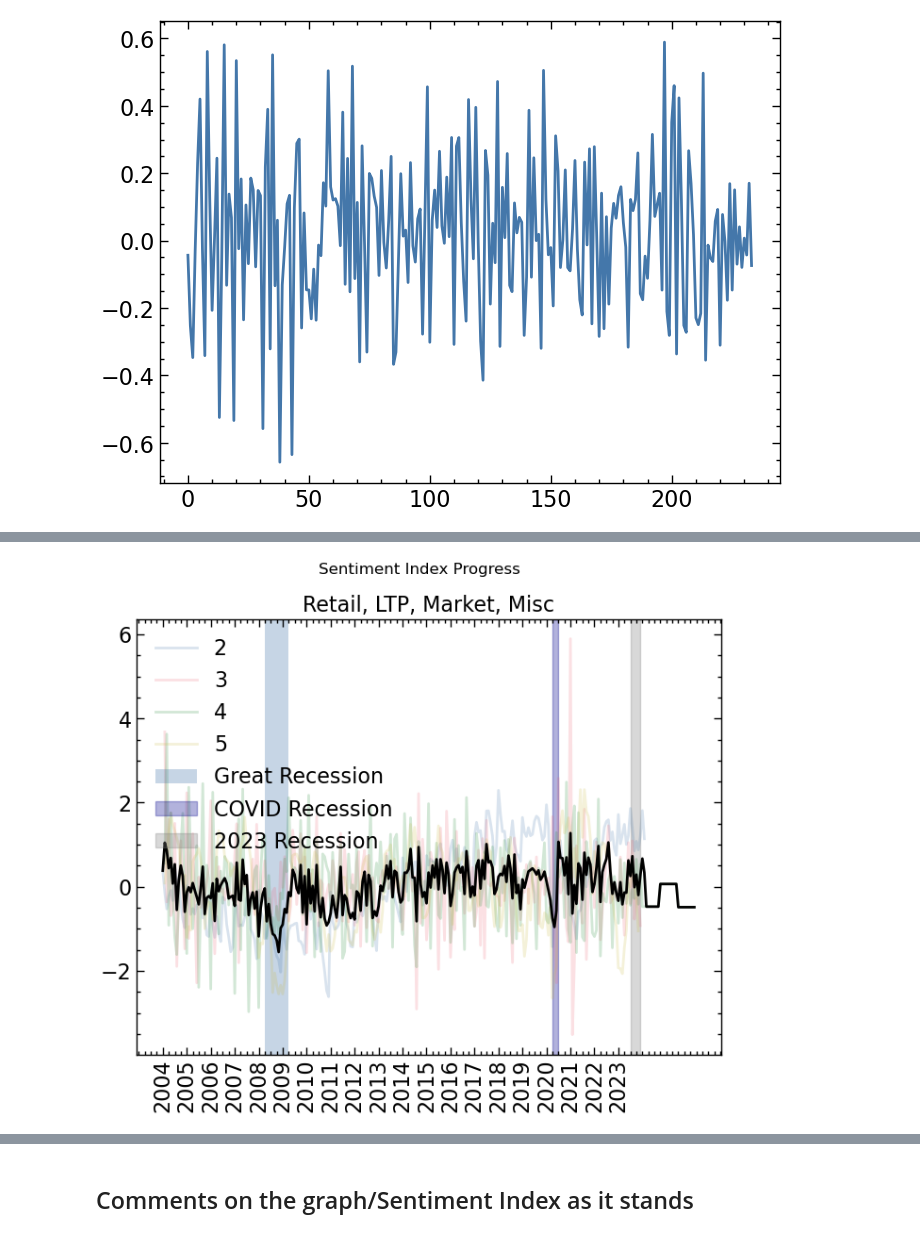
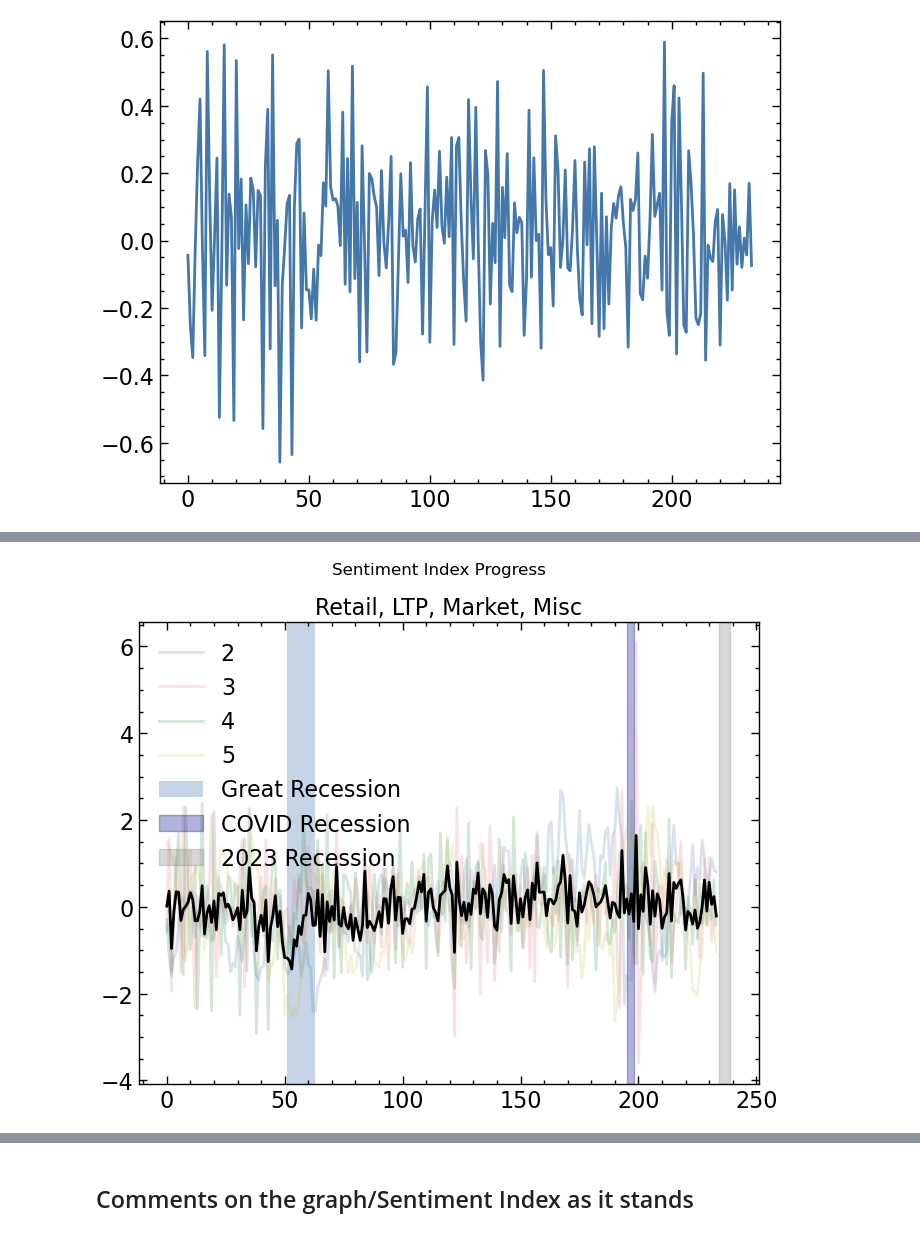
Before and after one commit to aycannon/diss, a Jupyter notebook: Compiled Indicator.ipynb, the cells around one changed output, grey strips where cells are left out. Cells and saved outputs as stored; diff of their text form; code cells hidden in the pictures.

```diff
--- a/Compiled Indicator.ipynb
+++ b/Compiled Indicator.ipynb
@@ -596,19 +629,19 @@ std_SI[['indicator2', 'indicator3','indicator4', 'indicator5']].describe()
 # %%
 plt.plot(std_SI['indicator2'], alpha = 0.2, label = '2')
 plt.plot(std_SI['indicator3'], alpha = 0.2, label = '3')
 plt.plot(std_SI['indicator4'], alpha = 0.2, label = '4')
 plt.plot(std_SI['indicator5'], alpha = 0.2, label = '5')
 plt.plot(std_SI['final'], color = 'black')
 plt.axvspan(51, 63, alpha = 0.3, label = 'Great Recession')
 plt.axvspan(195, 198, alpha = 0.3, label = 'COVID Recession', color = 'darkblue')
 plt.axvspan(234, 239, alpha = 0.3, label = '2023 Recession', color = 'grey')
 plt.suptitle('Sentiment Index Progress')
 plt.title('Retail, LTP, Market, Misc')
-plt.xticks(january_indices, labels = [2004, 2005, 2006, 2007, 2008, 2009, 2010, 2011, 2012, 2013, 2014, 2015, 2016, 2017, 2018, 2019, 2020, 2021, 2022, 2023], rotation = 'vertical')
+# plt.xticks(january_indices, labels = [2004, 2005, 2006, 2007, 2008, 2009, 2010, 2011, 2012, 2013, 2014, 2015, 2016, 2017, 2018, 2019, 2020, 2021, 2022, 2023], rotation = 'vertical')
 plt.legend(loc = 'upper left')
 plt.show()
 # %% [output]
-[figure, old version]
+[figure, new version]
 # %%
 
 plt.plot(ema, label = r'Exp Weighted Moving Average $\alpha = 0.05$')
```
Also changed, not shown: parts of 17 cells of this notebook.
